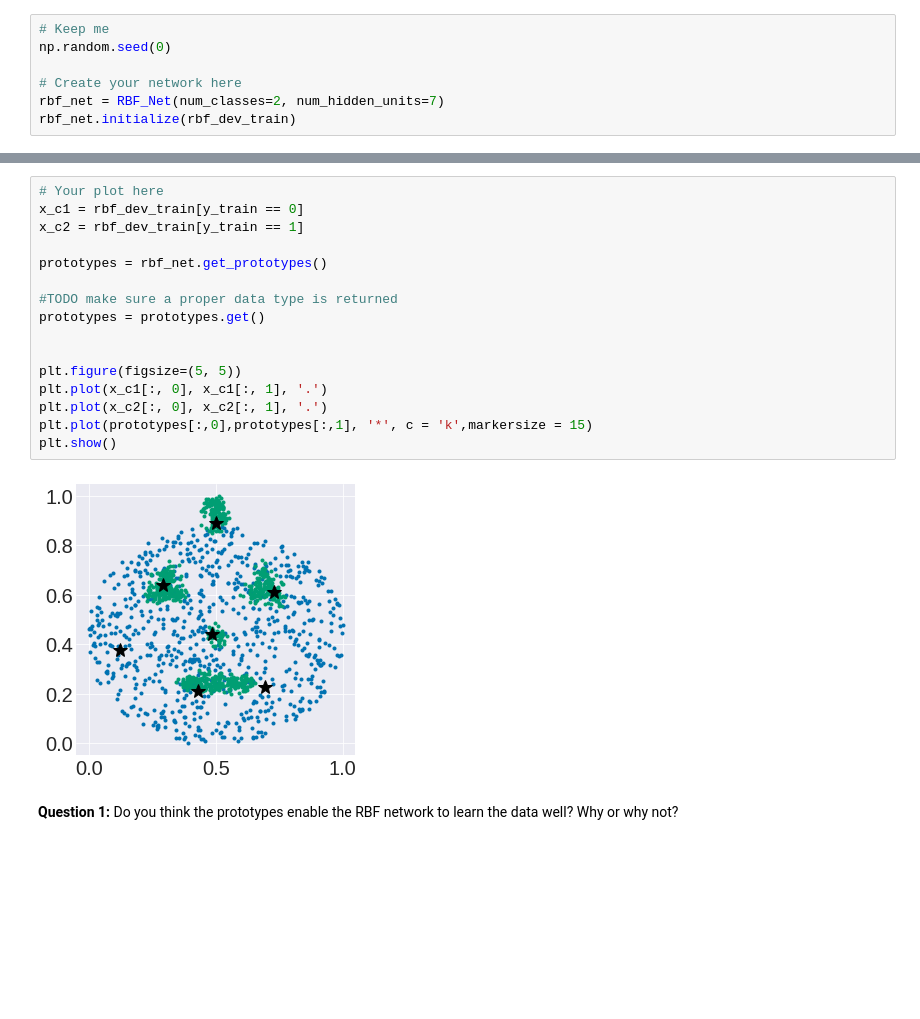
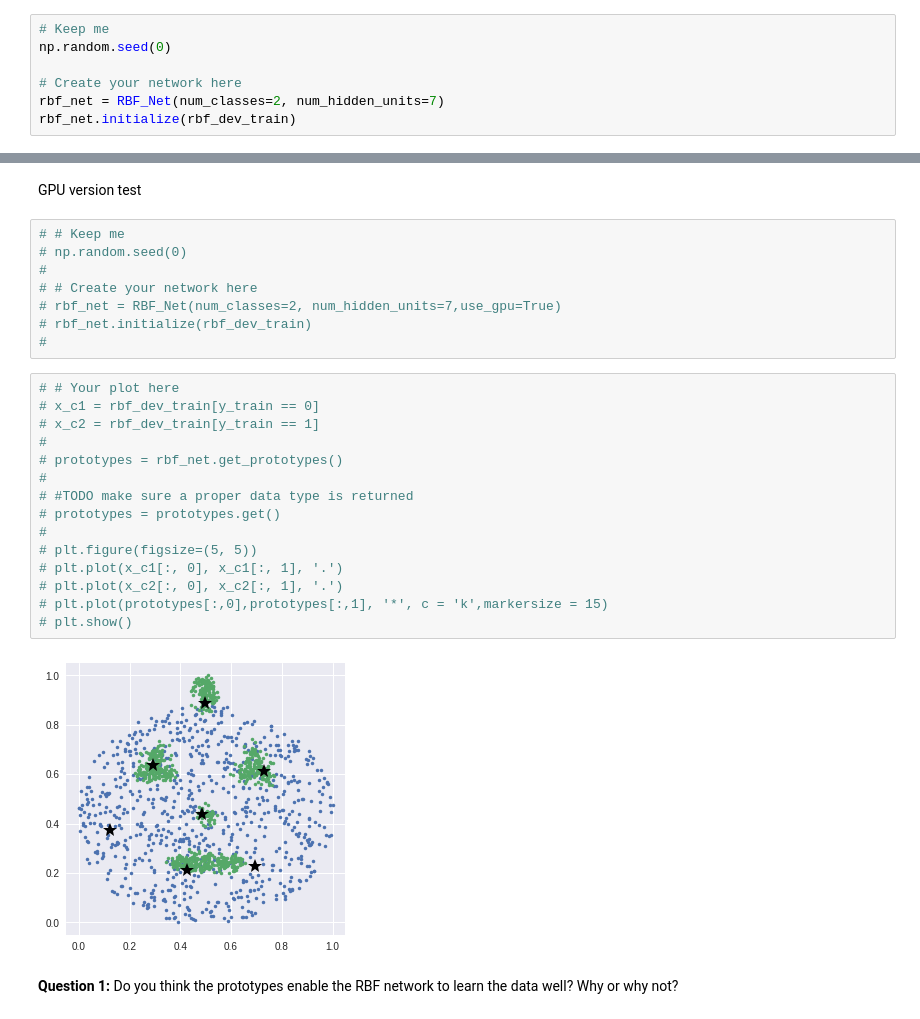
Before and after one commit to mattjax16/cs251, a Jupyter notebook: project7/rbf.ipynb, the cells around one changed output, grey strips where cells are left out. Saved outputs shown, nothing was run; the diff lists cells and outputs as text; blank space fills up the shorter version.

```diff
--- a/project7/rbf.ipynb
+++ b/project7/rbf.ipynb
@@ -173,21 +190,30 @@ rbf_net.initialize(rbf_dev_train)
+# %% [markdown]
+GPU version test
+# %%
+# # Keep me
+# np.random.seed(0)
+#
+# # Create your network here
+# rbf_net = RBF_Net(num_classes=2, num_hidden_units=7,use_gpu=True)
+# rbf_net.initialize(rbf_dev_train)
+#
 # %%
-# Your plot here
-x_c1 = rbf_dev_train[y_train == 0]
-x_c2 = rbf_dev_train[y_train == 1]
-
-prototypes = rbf_net.get_prototypes()
-
-#TODO make sure a proper data type is returned
-prototypes = prototypes.get()
-
-
-plt.figure(figsize=(5, 5))
-plt.plot(x_c1[:, 0], x_c1[:, 1], '.')
-plt.plot(x_c2[:, 0], x_c2[:, 1], '.')
-plt.plot(prototypes[:,0],prototypes[:,1], '*', c = 'k',markersize = 15)
-plt.show()
+# # Your plot here
+# x_c1 = rbf_dev_train[y_train == 0]
+# x_c2 = rbf_dev_train[y_train == 1]
+#
+# prototypes = rbf_net.get_prototypes()
+#
+# #TODO make sure a proper data type is returned
+# prototypes = prototypes.get()
+#
+# plt.figure(figsize=(5, 5))
+# plt.plot(x_c1[:, 0], x_c1[:, 1], '.')
+# plt.plot(x_c2[:, 0], x_c2[:, 1], '.')
+# plt.plot(prototypes[:,0],prototypes[:,1], '*', c = 'k',markersize = 15)
+# plt.show()
 # %% [output]
-[figure, old version]
+[figure, new version]
 # %% [markdown]
 **Question 1:** Do you think the prototypes enable the RBF network to learn the data well? Why or why not?
 # %% [markdown]
```
Also changed, not shown: parts of 32 cells of this notebook, 4 other files.
